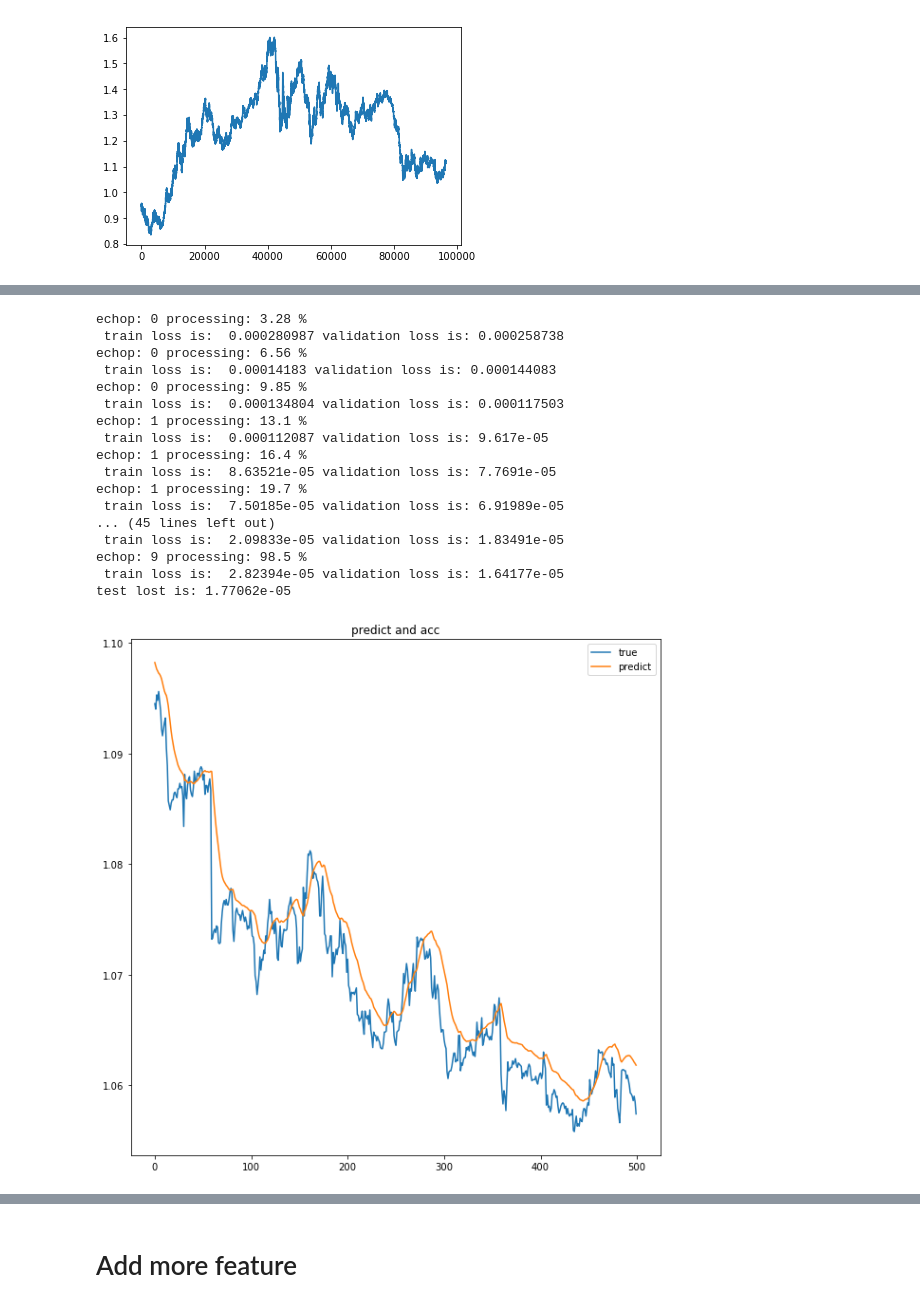
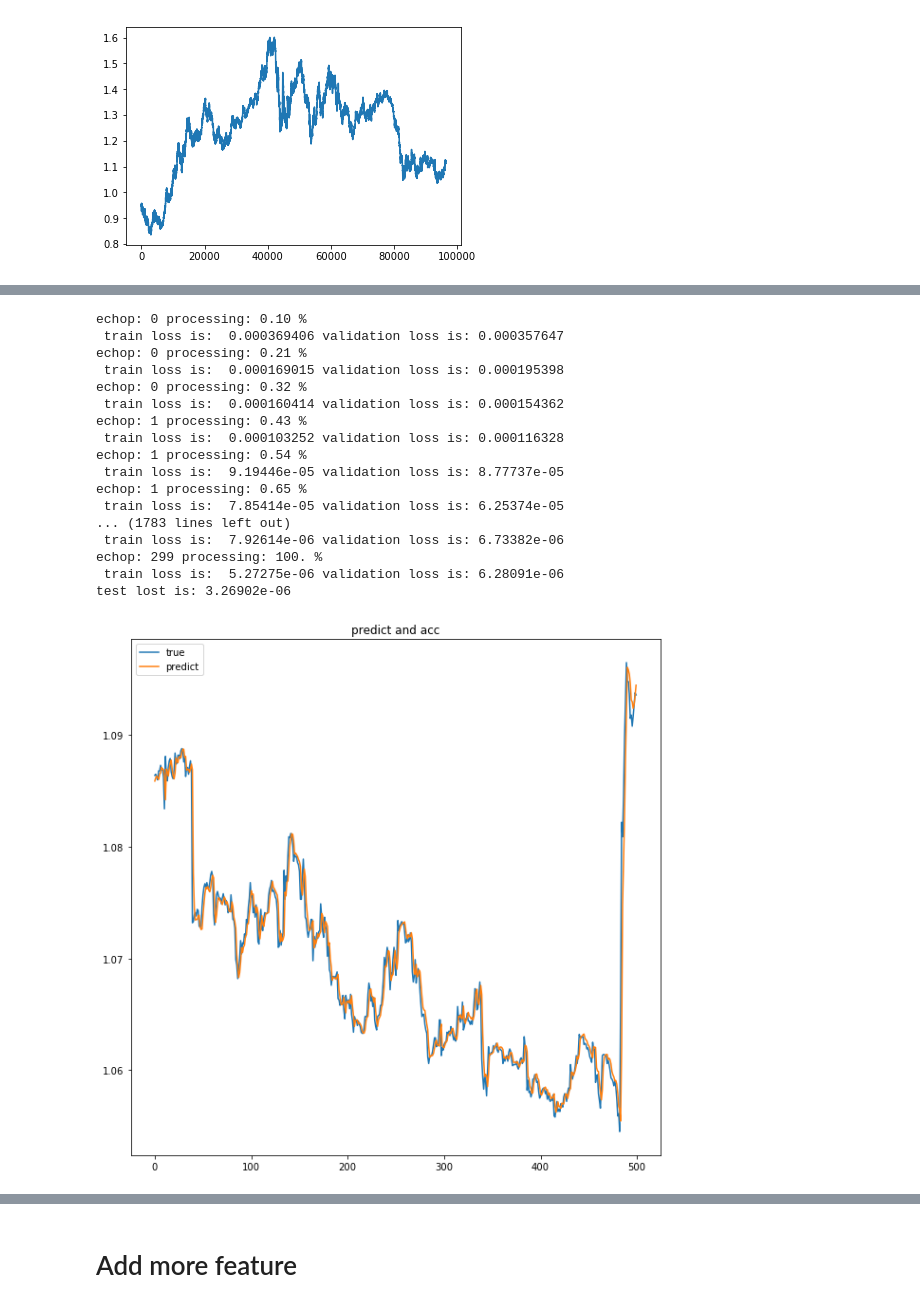
Before and after one commit to ghostHBL/machine-learning, a Jupyter notebook: foreign exchange/exchange_dnn.ipynb, the cells around one changed output, grey strips where cells are left out. Saved outputs shown, nothing was run; the diff lists cells and outputs as text; code cells hidden in the pictures.

```diff
--- a/foreign exchange/exchange_dnn.ipynb
+++ b/foreign exchange/exchange_dnn.ipynb
@@ -39,25 +208,27 @@ plt.show()
 # %%
 class dnn_very_deep(object):
-    def __init__(self, input_len, output_len):
+    def __init__(self, input_len, output_len, log_dir = './tensorboard/', model_dir = './model'):
+        self.log_dir = log_dir
+        self.model_dir = model_dir
         tf.reset_default_graph()
         self.inputs = tf.placeholder(tf.float32, [None, input_len], name='input')
         self.target = tf.placeholder(tf.float32, [None, output_len], name='target')
         self.learning_rate = tf.placeholder(tf.float32, name='learning_rate')
         self.keep_prob_rate = tf.placeholder(tf.float32, name='keep_prob')
 
-        layer_1 = tf.layers.dense(self.inputs, 256, kernel_initializer=tf.truncated_normal_initializer(stddev=0.001))
+        layer_1 = tf.layers.dense(self.inputs, 512, kernel_initializer=tf.truncated_normal_initializer(stddev=0.001))
         layer_1 = tf.nn.relu(layer_1)
         layer_1 = tf.nn.dropout(layer_1, self.keep_prob_rate)
 
-        layer_2 = tf.layers.dense(layer_1, 256, kernel_initializer=tf.truncated_normal_initializer(stddev=0.001))
+        layer_2 = tf.layers.dense(layer_1, 512, kernel_initializer=tf.truncated_normal_initializer(stddev=0.001))
         layer_2 = tf.nn.relu(layer_2)
         layer_2 = tf.nn.dropout(layer_2, self.keep_prob_rate)
 
-        layer_3 = tf.layers.dense(layer_2, 128, kernel_initializer=tf.truncated_normal_initializer(stddev=0.001))
+        layer_3 = tf.layers.dense(layer_2, 256, kernel_initializer=tf.truncated_normal_initializer(stddev=0.001))
         layer_3 = tf.nn.relu(layer_3)
         layer_3 = tf.nn.dropout(layer_3, self.keep_prob_rate)
 
-        layer_4 = tf.layers.dense(layer_3, 64, kernel_initializer=tf.truncated_normal_initializer(stddev=0.001))
+        layer_4 = tf.layers.dense(layer_3, 128, kernel_initializer=tf.truncated_normal_initializer(stddev=0.001))
         layer_4 = tf.nn.relu(layer_4)
         layer_4 = tf.nn.dropout(layer_4, self.keep_prob_rate)
 
@@ -99,17 +270,21 @@ class dnn_very_deep(object):
     def train(self, batch_size=256, epochs=1, lr=0.01, keep_prob=1.0, show_every_n_batches=100, re_train=True):
         x_train_num = int(self.x_train.shape[0]*0.9)
         step = 0
+        global_step = 0
         losses = {'train':[], 'validation':[]}
         self.sess = tf.Session()
         self.sess.run(tf.global_variables_initializer())
         self.saver = tf.train.Saver()
         if re_train == False:
-            self.saver.restore(self.sess, './model/model.ckpt')
+            self.saver.restore(self.sess, self.model_dir+'/model.ckpt')
+            with open(self.model_dir+'/step.pickle', 'rb') as file:
+                global_step = pickle.load(file)
+            print('start record log from step of', global_step, 'in tensorboard')
 
         self.summary = tf.summary.merge_all()
-        self.train_writer = tf.summary.FileWriter( './tensorboard/train',
+        self.train_writer = tf.summary.FileWriter(self.log_dir+'/train',
                                       self.sess.graph)
-        self.val_writer = tf.summary.FileWriter('./tensorboard/validation',
+        self.val_writer = tf.summary.FileWriter(self.log_dir+'/validation',
                                                self.sess.graph)
 
         for e in range(epochs):
@@ -124,7 +299,7 @@ class dnn_very_deep(object):
                                             })
 
                 if step%show_every_n_batches == 0:
-                    self.train_writer.add_summary(summary, step)
+                    self.train_writer.add_summary(summary, step + global_step)
 
                     val_loss, pre, summary = self.sess.run([self.cost, self.output_layer, self.summary],
                                              feed_dict={
@@ -132,7 +307,7 @@ class dnn_very_deep(object):
                                                 self.target:self.y_train[x_train_num:],
                                                 self.keep_prob_rate: keep_prob
                                                 })
-                    self.val_writer.add_summary(summary, step)
+                    self.val_writer.add_summary(summary, step + global_step)
 
                     print("echop:", e,
                           "processing:", str(100 * step/(float(epochs)*(x_train_num/batch_size)))[:4], "%\n",
@@ -148,7 +323,9 @@ class dnn_very_deep(object):
                                             })
         print("test lost is:", test_loss)
 
-        self.saver.save(self.sess, "./model/model.ckpt")
+        self.saver.save(self.sess, self.model_dir+'/model.ckpt')
+        with open(self.model_dir+'/step.pickle', 'wb') as file:
+            pickle.dump(step + global_step, file)
 
         fig, ax = plt.subplots(figsize=(10,10))
         plt.title("predict and acc")
@@ -167,10 +344,13 @@ class dnn_very_deep(object):
     def predict(self, input_data):
         with tf.Session() as sess:
             self.saver = tf.train.Saver()
-            self.saver.restore(sess, './model/model.ckpt')
+            self.saver.restore(sess, self.model_dir+'/model.ckpt')
             predict_output = sess.run(self.output_layer, feed_dict={
                                                 self.inputs:input_data,
                                                 self.keep_prob_rate: 1.0
                                                 })
         return predict_output*self.data_interval+self.data_mean
+# %%
+with open('data_open.pickle', 'rb') as file:
+    data_open = pickle.load(file)
 # %%
@@ -178,24 +358,27 @@ rm -rf ./tensorboard/*
+# %%
+very_deep_dnn_model_dir = './model/very_deep_model'
+very_deep_dnn_log_dir = './tensorboard/very_deep_dnn'
 # %%
-seq_length = 100
-exchange_dnn_mode = dnn_very_deep(seq_length, 1)
+seq_length = 300
+exchange_dnn_mode = dnn_very_deep(seq_length, 1, very_deep_dnn_log_dir, very_deep_dnn_model_dir)
 exchange_dnn_mode.data_prepare(data_open, seq_length)
-exchange_dnn_mode.train(epochs = 10)
+exchange_dnn_mode.train(epochs = 300)
 # %% [output]
-echop: 0 processing: 3.28 %
- train loss is:  0.000280987 validation loss is: 0.000258738
-echop: 0 processing: 6.56 %
- train loss is:  0.00014183 validation loss is: 0.000144083
-echop: 0 processing: 9.85 %
- train loss is:  0.000134804 validation loss is: 0.000117503
-echop: 1 processing: 13.1 %
- train loss is:  0.000112087 validation loss is: 9.617e-05
-echop: 1 processing: 16.4 %
- train loss is:  8.63521e-05 validation loss is: 7.7691e-05
-echop: 1 processing: 19.7 %
- train loss is:  7.50185e-05 validation loss is: 6.91989e-05
-... (45 lines left out)
- train loss is:  2.09833e-05 validation loss is: 1.83491e-05
-echop: 9 processing: 98.5 %
- train loss is:  2.82394e-05 validation loss is: 1.64177e-05
-test lost is: 1.77062e-05
+echop: 0 processing: 0.10 %
+ train loss is:  0.000369406 validation loss is: 0.000357647
+echop: 0 processing: 0.21 %
+ train loss is:  0.000169015 validation loss is: 0.000195398
+echop: 0 processing: 0.32 %
+ train loss is:  0.000160414 validation loss is: 0.000154362
+echop: 1 processing: 0.43 %
+ train loss is:  0.000103252 validation loss is: 0.000116328
+echop: 1 processing: 0.54 %
+ train loss is:  9.19446e-05 validation loss is: 8.77737e-05
+echop: 1 processing: 0.65 %
+ train loss is:  7.85414e-05 validation loss is: 6.25374e-05
+... (1783 lines left out)
+ train loss is:  7.92614e-06 validation loss is: 6.73382e-06
+echop: 299 processing: 100. %
+ train loss is:  5.27275e-06 validation loss is: 6.28091e-06
+test lost is: 3.26902e-06
-[figure, old version]
+[figure, new version]
```
Also changed, not shown: parts of 51 cells of this notebook, 35 other files.
